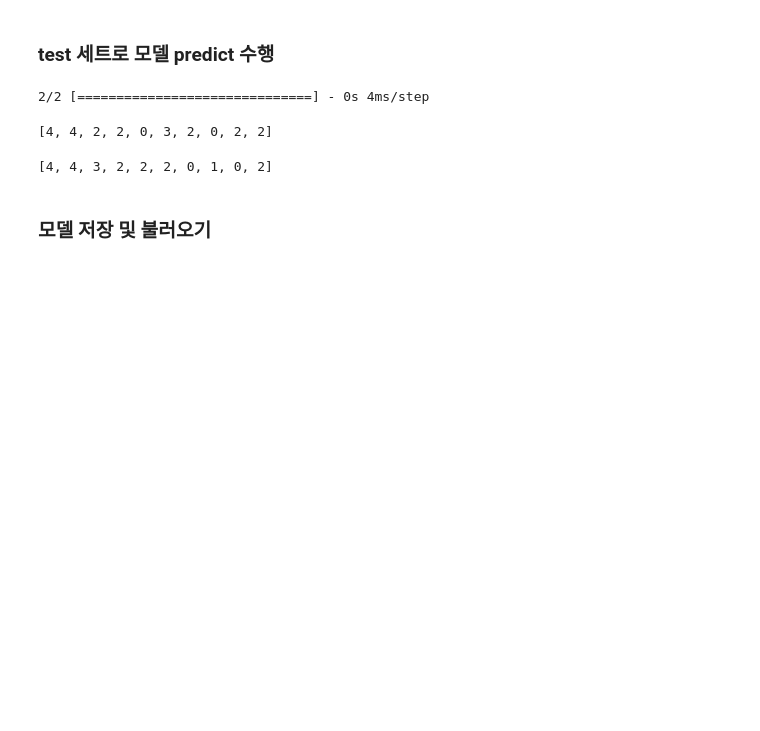
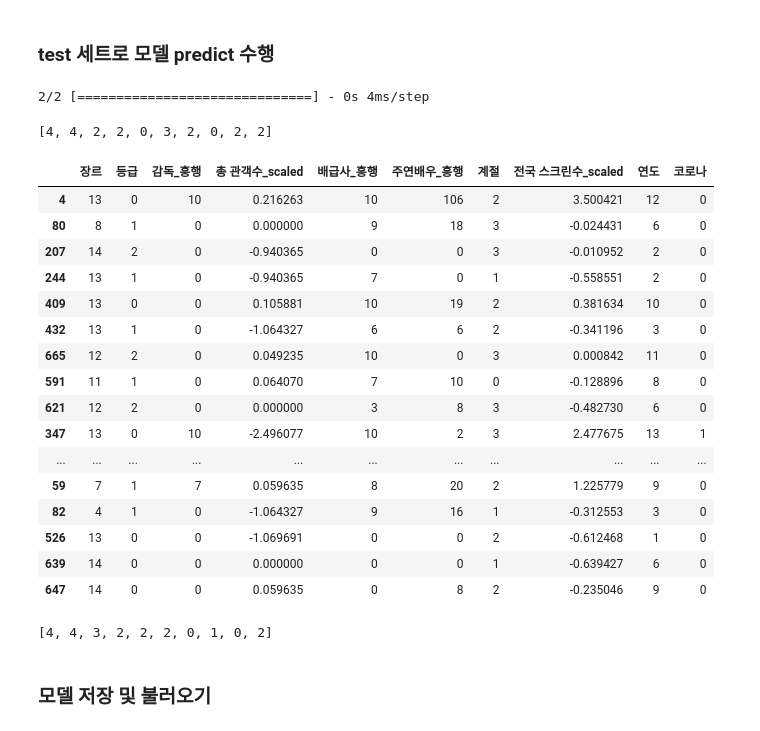
Before and after one commit to Play-Web-miniProject/MovieDL, a Jupyter notebook: final/4_deepLearning/deepLearning_cls.ipynb, the cells around one changed output. Saved outputs shown, nothing was run; the diff lists cells and outputs as text; code cells hidden in the pictures; blank space fills up the shorter version.

```diff
--- a/final/4_deepLearning/deepLearning_cls.ipynb
+++ b/final/4_deepLearning/deepLearning_cls.ipynb
@@ -313,6 +334,26 @@ a = model.predict(test_input)
 # %% [output]
 2/2 [==============================] - 0s 4ms/step
 [4, 4, 2, 2, 0, 3, 2, 0, 2, 2]
+# %%
+test_input
+# %% [output]
+|  | 장르 | 등급 | 감독_흥행 | 총 관객수_scaled | 배급사_흥행 | 주연배우_흥행 | 계절 | 전국 스크린수_scaled | 연도 | 코로나 |
+| 4 | 13 | 0 | 10 | 0.216263 | 10 | 106 | 2 | 3.500421 | 12 | 0 |
+| 80 | 8 | 1 | 0 | 0.000000 | 9 | 18 | 3 | -0.024431 | 6 | 0 |
+| 207 | 14 | 2 | 0 | -0.940365 | 0 | 0 | 3 | -0.010952 | 2 | 0 |
+| 244 | 13 | 1 | 0 | -0.940365 | 7 | 0 | 1 | -0.558551 | 2 | 0 |
+| 409 | 13 | 0 | 0 | 0.105881 | 10 | 19 | 2 | 0.381634 | 10 | 0 |
+| 432 | 13 | 1 | 0 | -1.064327 | 6 | 6 | 2 | -0.341196 | 3 | 0 |
+| 665 | 12 | 2 | 0 | 0.049235 | 10 | 0 | 3 | 0.000842 | 11 | 0 |
+| 591 | 11 | 1 | 0 | 0.064070 | 7 | 10 | 0 | -0.128896 | 8 | 0 |
+| 621 | 12 | 2 | 0 | 0.000000 | 3 | 8 | 3 | -0.482730 | 6 | 0 |
+| 347 | 13 | 0 | 10 | -2.496077 | 10 | 2 | 3 | 2.477675 | 13 | 1 |
+| ... | ... | ... | ... | ... | ... | ... | ... | ... | ... | ... |
+| 59 | 7 | 1 | 7 | 0.059635 | 8 | 20 | 2 | 1.225779 | 9 | 0 |
+| 82 | 4 | 1 | 0 | -1.064327 | 9 | 16 | 1 | -0.312553 | 3 | 0 |
+| 526 | 13 | 0 | 0 | -1.069691 | 0 | 0 | 2 | -0.612468 | 1 | 0 |
+| 639 | 14 | 0 | 0 | 0.000000 | 0 | 0 | 1 | -0.639427 | 6 | 0 |
+| 647 | 14 | 0 | 0 | 0.059635 | 0 | 8 | 2 | -0.235046 | 9 | 0 |
 # %%
 list(test_target[:10])
 # %% [output]
```
Also changed, not shown: parts of 4 cells of this notebook, 1 other file.
